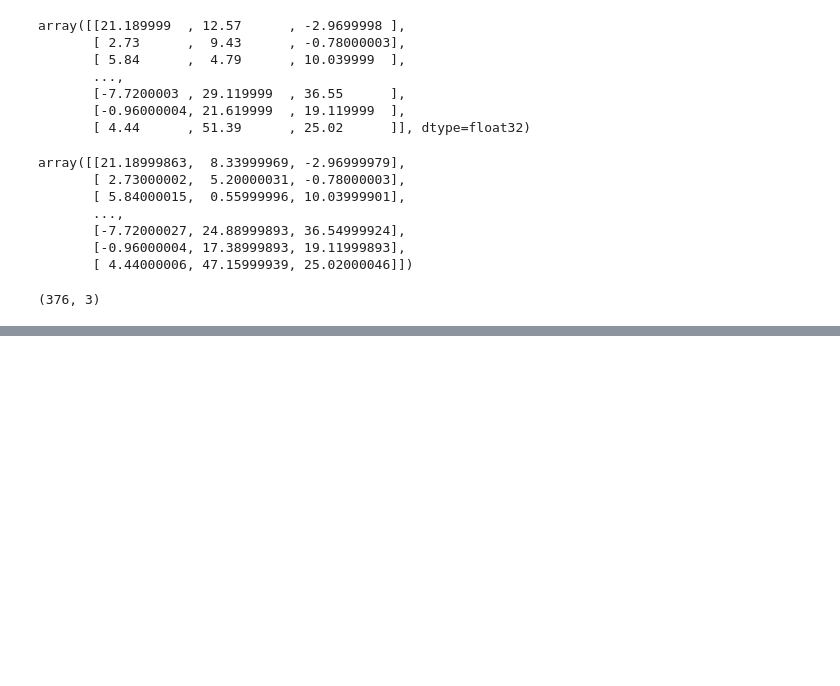
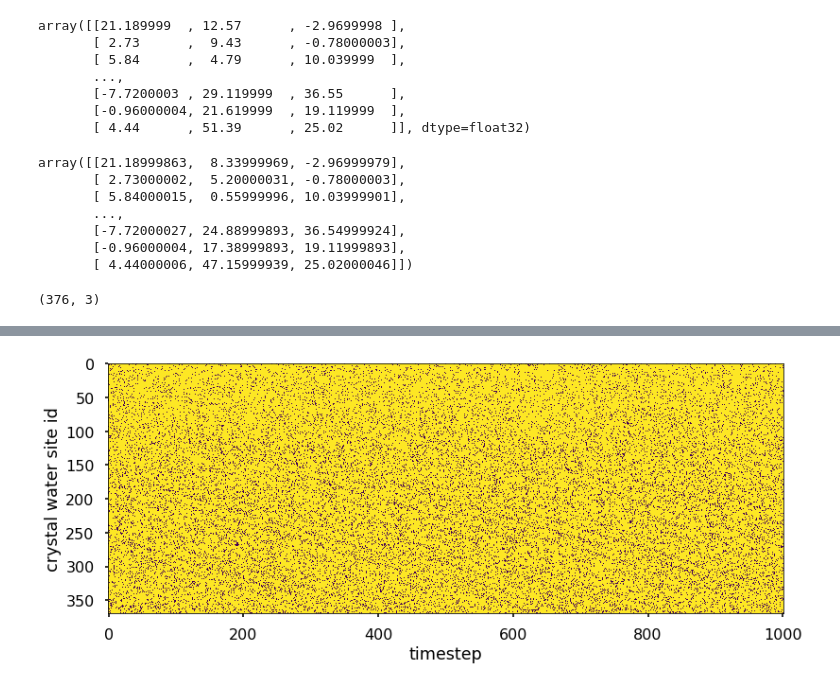
Before and after one commit to klyshko/EFX-project, a Jupyter notebook: crystal_water.ipynb, the cells around one changed output, grey strips where cells are left out. Drawn from its saved outputs; the diff is of its cells as text; code cells hidden in the pictures; blank space fills up the shorter version.

```diff
--- a/crystal_water.ipynb
+++ b/crystal_water.ipynb
@@ -71,0 +164,20 @@ crystal_water_coordinates.shape
+# %%
+cutoff = 2.5
+# %%
+u_berendsen = md.Universe('../Rama-Crystal-1/NPT/simfiles/solvate_genion.gro','../Rama-Crystal-1/NPT/BerendsenRun/traj.xtc')
+occupancy = np.zeros((1001, 370))
+#result = np.empty((370, 1159))
+oxygens = u_berendsen.select_atoms('resname SOL and name OW')
+counter = 0
+for ts in u_berendsen.trajectory:
+    box = ts.dimensions
+    d = distance_array(fixed_coordinates.reshape((-1, 3)), oxygens.positions, box=box, result=None, backend='OpenMP')
+    mindist = np.min(d, axis=1)
+    occupancy[counter] = mindist
+    counter += 1
+plt.imshow(occupancy.reshape((370,-1)) < cutoff)
+plt.xlabel('timestep')
+plt.ylabel('crystal water site id')
+plt.show()
+# %% [output]
+[figure, added]
```
Also changed, not shown: parts of 19 cells of this notebook.
